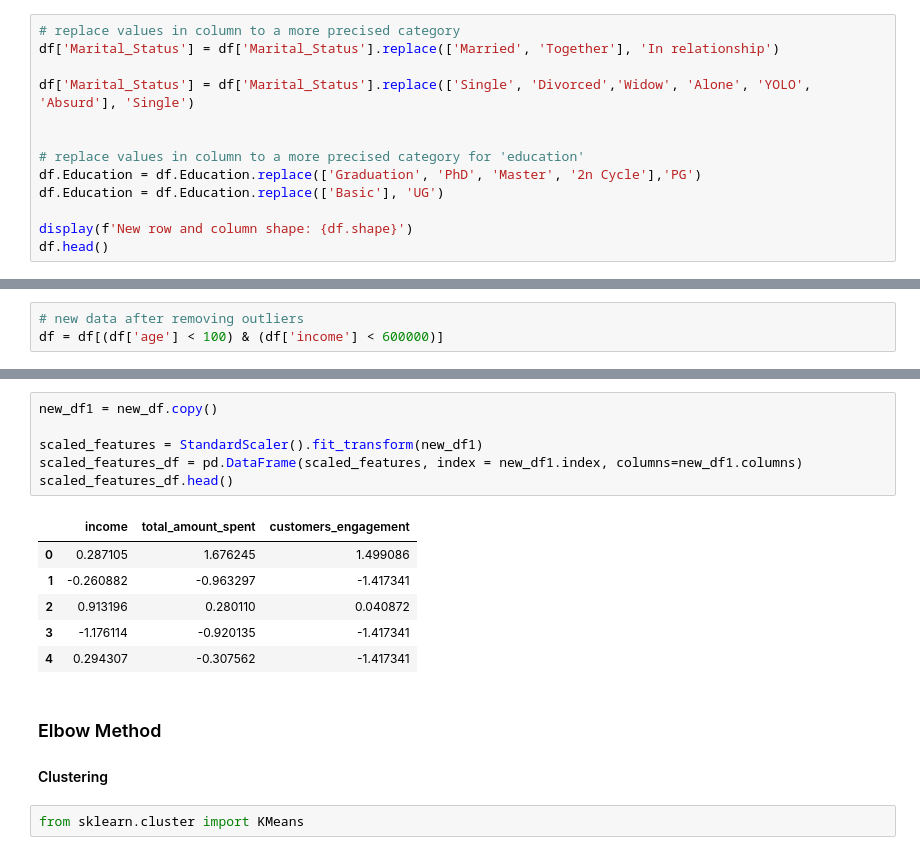
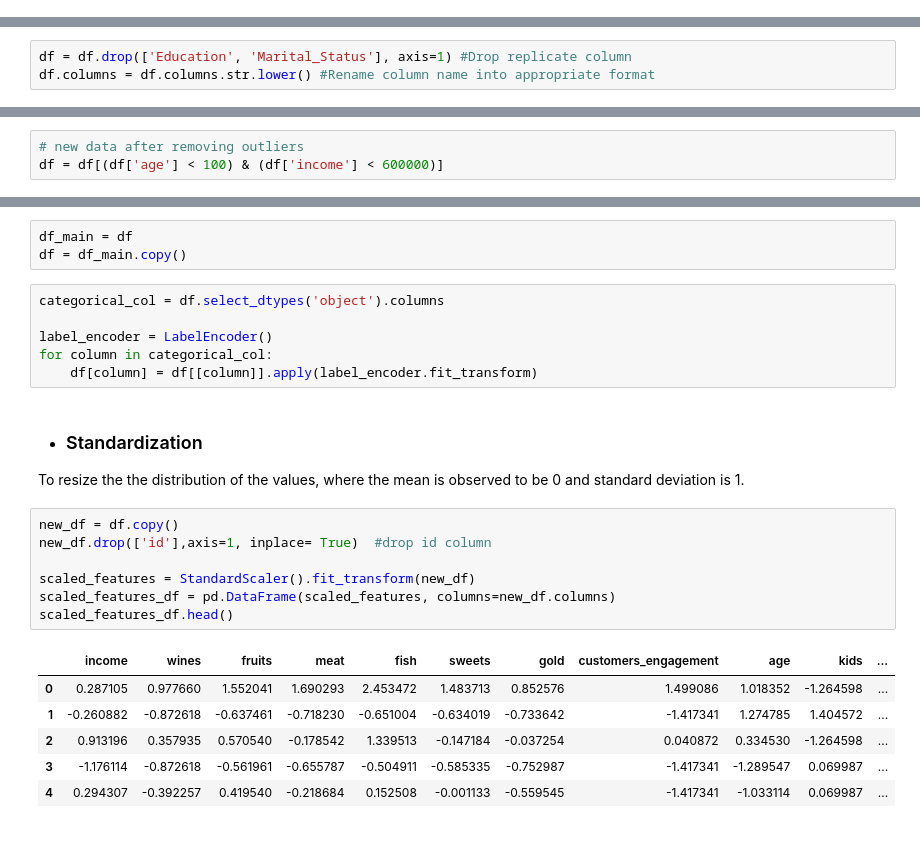
Before and after one commit to toludoyin/30-days-of-data-science, a Jupyter notebook: kmeans_clustering.ipynb, the cells around one changed output, grey strips where cells are left out. Drawn from its saved outputs; the diff is of its cells as text.

```diff
--- a/kmeans_clustering.ipynb
+++ b/kmeans_clustering.ipynb
@@ -223,13 +211,0 @@ df.head()
-# %%
-# replace values in column to a more precised category
-df['Marital_Status'] = df['Marital_Status'].replace(['Married', 'Together'], 'In relationship')
-
-df['Marital_Status'] = df['Marital_Status'].replace(['Single', 'Divorced','Widow', 'Alone', 'YOLO', 'Absurd'], 'Single')
-
-
-# replace values in column to a more precised category for 'education'
-df.Education = df.Education.replace(['Graduation', 'PhD', 'Master', '2n Cycle'],'PG')
-df.Education = df.Education.replace(['Basic'], 'UG')
-
-display(f'New row and column shape: {df.shape}')
-df.head()
@@ -248 +280,4 @@ df.columns = df.columns.str.lower()
+# %%
+df = df.drop(['Education', 'Marital_Status'], axis=1) #Drop replicate column
+df.columns = df.columns.str.lower() #Rename column name into appropriate format
 # %% [markdown]
@@ -353,18 +425,26 @@ Normalise data
+# %%
+df_main = df
+df = df_main.copy()
+# %%
+categorical_col = df.select_dtypes('object').columns
+
+label_encoder = LabelEncoder()
+for column in categorical_col:
+    df[column] = df[[column]].apply(label_encoder.fit_transform)
+# %% [markdown]
+* ### Standardization
+To resize the the distribution of the values, where the mean is observed to be 0 and standard deviation is 1.
 # %%
-new_df1 = new_df.copy()
+new_df = df.copy()
+new_df.drop(['id'],axis=1, inplace= True)  #drop id column
 
-scaled_features = StandardScaler().fit_transform(new_df1)
-scaled_features_df = pd.DataFrame(scaled_features, index = new_df1.index, columns=new_df1.columns)
+scaled_features = StandardScaler().fit_transform(new_df)
+scaled_features_df = pd.DataFrame(scaled_features, columns=new_df.columns)
 scaled_features_df.head()
 # %% [output]
-|  | income | total_amount_spent | customers_engagement |
-| 0 | 0.287105 | 1.676245 | 1.499086 |
-| 1 | -0.260882 | -0.963297 | -1.417341 |
-| 2 | 0.913196 | 0.280110 | 0.040872 |
-| 3 | -1.176114 | -0.920135 | -1.417341 |
-| 4 | 0.294307 | -0.307562 | -1.417341 |
+|  | income | wines | fruits | meat | fish | sweets | gold | customers_engagement | age | kids | ... |
+| 0 | 0.287105 | 0.977660 | 1.552041 | 1.690293 | 2.453472 | 1.483713 | 0.852576 | 1.499086 | 1.018352 | -1.264598 | ... |
+| 1 | -0.260882 | -0.872618 | -0.637461 | -0.718230 | -0.651004 | -0.634019 | -0.733642 | -1.417341 | 1.274785 | 1.404572 | ... |
+| 2 | 0.913196 | 0.357935 | 0.570540 | -0.178542 | 1.339513 | -0.147184 | -0.037254 | 0.040872 | 0.334530 | -1.264598 | ... |
+| 3 | -1.176114 | -0.872618 | -0.561961 | -0.655787 | -0.504911 | -0.585335 | -0.752987 | -1.417341 | -1.289547 | 0.069987 | ... |
+| 4 | 0.294307 | -0.392257 | 0.419540 | -0.218684 | 0.152508 | -0.001133 | -0.559545 | -1.417341 | -1.033114 | 0.069987 | ... |
-# %% [markdown]
-### Elbow Method
-#### Clustering
-# %%
-from sklearn.cluster import KMeans
```
Also changed, not shown: parts of 62 cells of this notebook.
